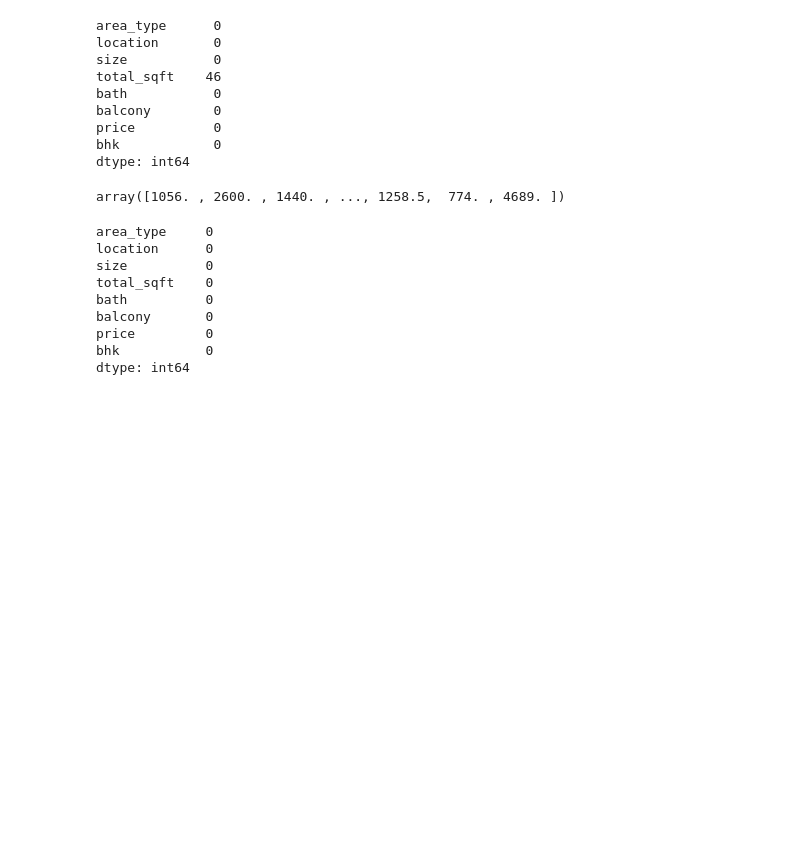
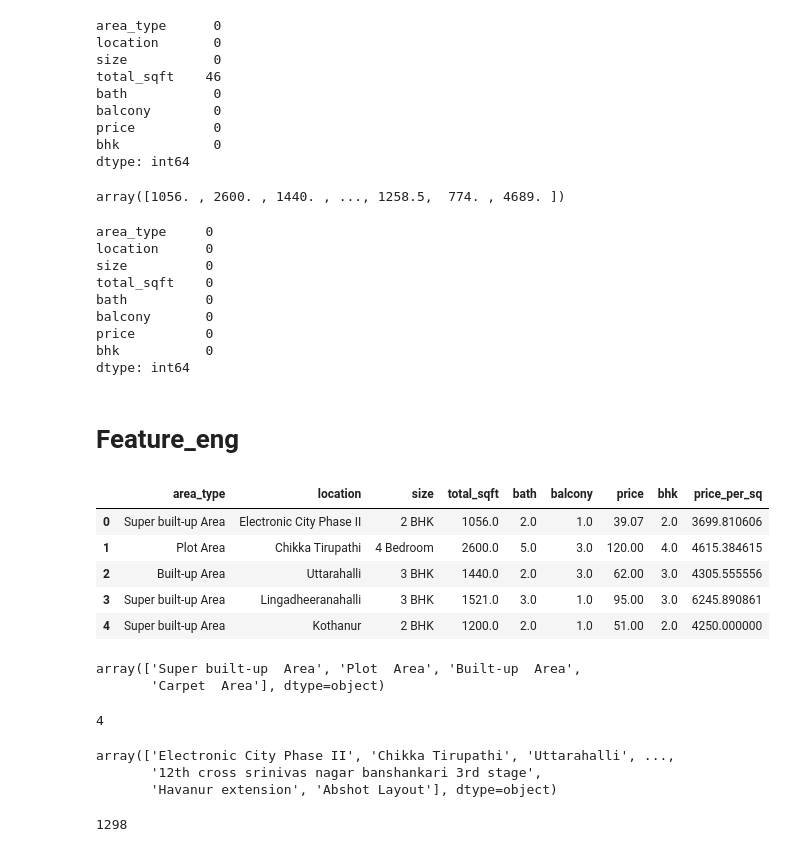
Before and after one commit to OMKAR1022/House_prediction, a Jupyter notebook: house_model.ipynb, the cells around one changed output. Drawn from its saved outputs; the diff is of its cells as text; code cells hidden in the pictures; blank space fills up the shorter version.

```diff
--- a/house_model.ipynb
+++ b/house_model.ipynb
@@ -228,3 +228,37 @@ balcony       0
 price         0
 bhk           0
 dtype: int64
+# %% [markdown]
+# Feature_eng
+# %%
+df3 = df2.copy()
+# %%
+df3['price_per_sq'] = df3['price']*100000/df3['total_sqft']
+# %%
+df3.head()
+# %% [output]
+|  | area_type | location | size | total_sqft | bath | balcony | price | bhk | price_per_sq |
+| 0 | Super built-up Area | Electronic City Phase II | 2 BHK | 1056.0 | 2.0 | 1.0 | 39.07 | 2.0 | 3699.810606 |
+| 1 | Plot Area | Chikka Tirupathi | 4 Bedroom | 2600.0 | 5.0 | 3.0 | 120.00 | 4.0 | 4615.384615 |
+| 2 | Built-up Area | Uttarahalli | 3 BHK | 1440.0 | 2.0 | 3.0 | 62.00 | 3.0 | 4305.555556 |
+| 3 | Super built-up Area | Lingadheeranahalli | 3 BHK | 1521.0 | 3.0 | 1.0 | 95.00 | 3.0 | 6245.890861 |
+| 4 | Super built-up Area | Kothanur | 2 BHK | 1200.0 | 2.0 | 1.0 | 51.00 | 2.0 | 4250.000000 |
+# %%
+df3['area_type'].unique()
+# %% [output]
+array(['Super built-up  Area', 'Plot  Area', 'Built-up  Area',
+       'Carpet  Area'], dtype=object)
+# %%
+len(df3['area_type'].unique())
+# %% [output]
+4
+# %%
+df3['location'].unique()
+# %% [output]
+array(['Electronic City Phase II', 'Chikka Tirupathi', 'Uttarahalli', ...,
+       '12th cross srinivas nagar banshankari 3rd stage',
+       'Havanur extension', 'Abshot Layout'], dtype=object)
+# %%
+len(df3['location'].unique())
+# %% [output]
+1298
```
Also changed, not shown: parts of 9 cells of this notebook.
